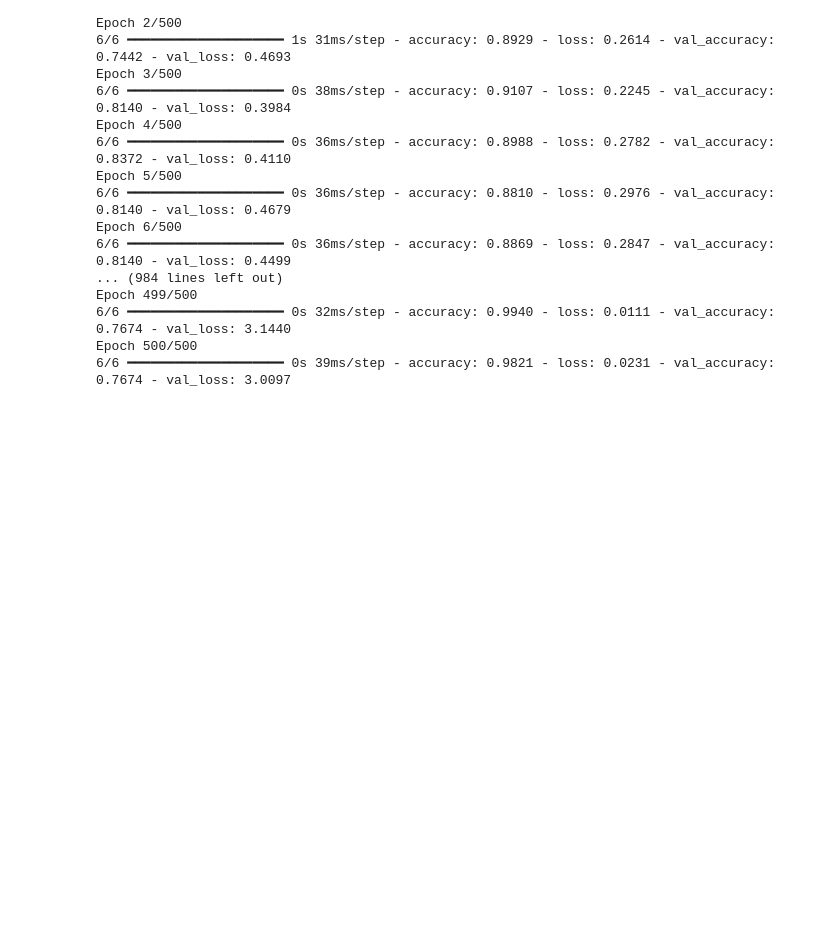
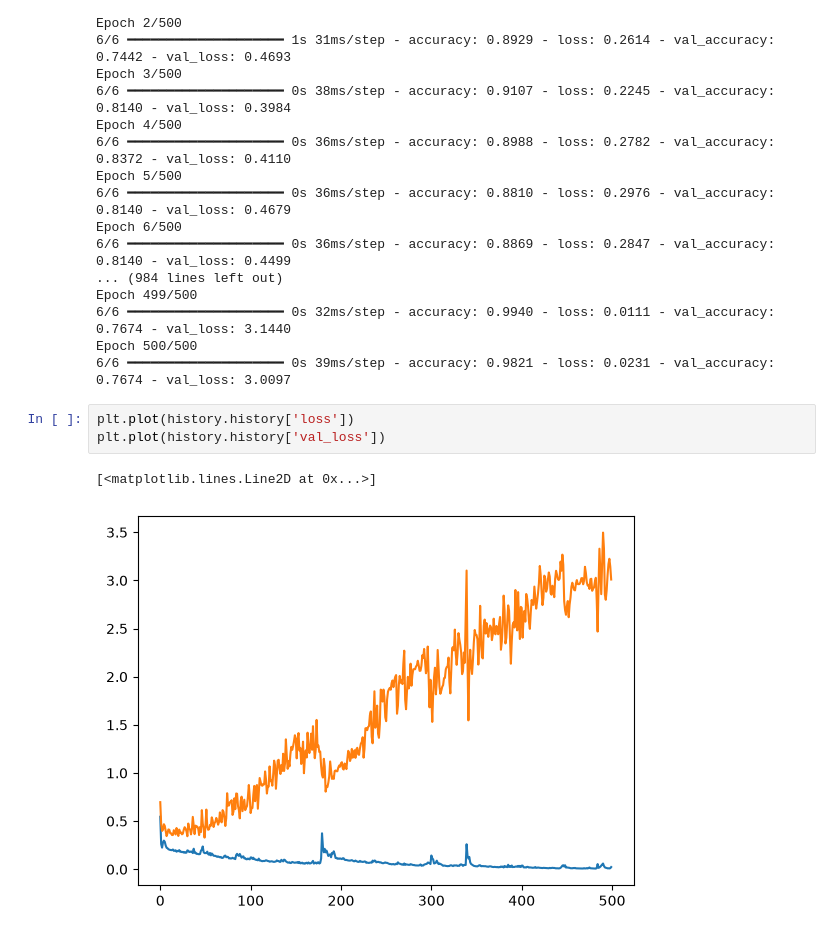
Before and after one commit to yuvraj619/Daily-DeepLearning, a Jupyter notebook: Day7_Dropout_regression.ipynb, the cells around one changed output. Saved outputs shown, nothing was run; the diff lists cells and outputs as text; blank space fills up the shorter version.

```diff
--- a/Day7_Dropout_regression.ipynb
+++ b/Day7_Dropout_regression.ipynb
@@ -267,3 +267,9 @@ Epoch 499/500
 6/6 ━━━━━━━━━━━━━━━━━━━━ 0s 32ms/step - accuracy: 0.9940 - loss: 0.0111 - val_accuracy: 0.7674 - val_loss: 3.1440
 Epoch 500/500
 6/6 ━━━━━━━━━━━━━━━━━━━━ 0s 39ms/step - accuracy: 0.9821 - loss: 0.0231 - val_accuracy: 0.7674 - val_loss: 3.0097
+# %%
+plt.plot(history.history['loss'])
+plt.plot(history.history['val_loss'])
+# %% [output]
+[<matplotlib.lines.Line2D at 0x...>]
+[figure, added]
```
Also changed, not shown: parts of 1 cell of this notebook.
